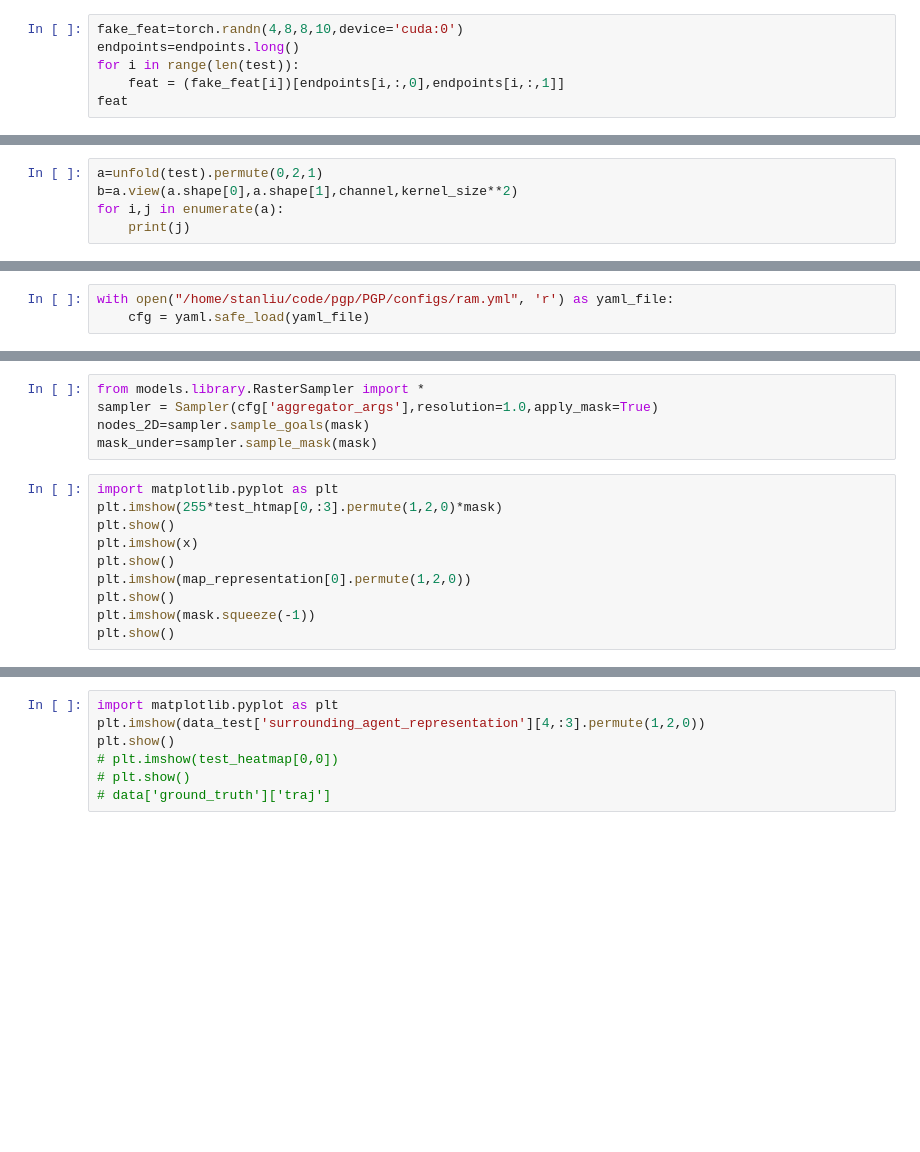
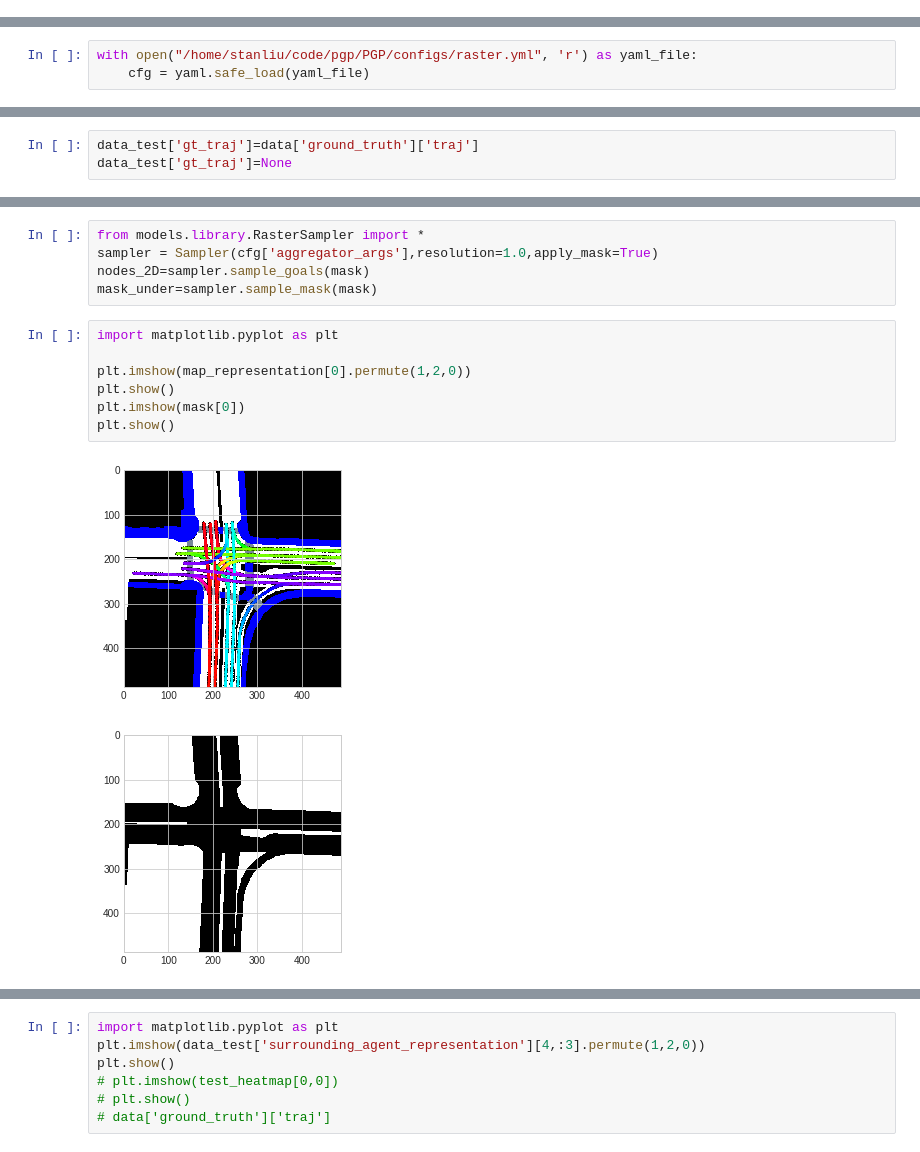
Before and after one commit to tudelft-iv-students/offline-tracking-with-object-permanence, a Jupyter notebook: test.ipynb, the cells around one changed output, grey strips where cells are left out. Saved outputs shown, nothing was run; the diff lists cells and outputs as text; blank space fills up the shorter version.

```diff
--- a/test.ipynb
+++ b/test.ipynb
@@ -76,6 +14,0 @@ tensor([[[1., 3.],
-# %%
-fake_feat=torch.randn(4,8,8,10,device='cuda:0')
-endpoints=endpoints.long()
-for i in range(len(test)):
-    feat = (fake_feat[i])[endpoints[i,:,0],endpoints[i,:,1]]
-feat
@@ -97,8 +15,3 @@ unfold = nn.Unfold(kernel_size=(kernel_size, kernel_size), dilation=1, padding=k
-# %%
-a=unfold(test).permute(0,2,1)
-b=a.view(a.shape[0],a.shape[1],channel,kernel_size**2)
-for i,j in enumerate(a):
-    print(j)
 # %%
 def get_unfolded_feature(feature,kernel,mask):
     ## Input shape B,C,H,W
@@ -146,7 +38,7 @@ diff=torch.cat([x_coord.unsqueeze(0),y_coord.unsqueeze(0)],dim=0)
 diff=diff.view(2,-1).T
 # diff
 # %%
-with open("/home/stanliu/code/pgp/PGP/configs/ram.yml", 'r') as yaml_file:
+with open("/home/stanliu/code/pgp/PGP/configs/raster.yml", 'r') as yaml_file:
     cfg = yaml.safe_load(yaml_file)
 # %%
 ds_type = cfg['dataset'] + '_' + cfg['agent_setting'] + '_' + cfg['input_representation']
@@ -189,6 +131,9 @@ for i,data in enumerate(trainer.tr_dl):
 focal=trainer.losses[0]
 ade=trainer.losses[1]
 # dri_loss=trainer.losses[1]
+# %%
+data_test['gt_traj']=data['ground_truth']['traj']
+data_test['gt_traj']=None
 # %%
 # data['ground_truth']['traj']
 map_representation = data_test['map_representation'][0]
@@ -207,12 +154,12 @@ nodes_2D=sampler.sample_goals(mask)
 mask_under=sampler.sample_mask(mask)
 # %%
 import matplotlib.pyplot as plt
-plt.imshow(255*test_htmap[0,:3].permute(1,2,0)*mask)
-plt.show()
-plt.imshow(x)
-plt.show()
+
 plt.imshow(map_representation[0].permute(1,2,0))
 plt.show()
-plt.imshow(mask.squeeze(-1))
+plt.imshow(mask[0])
 plt.show()
+# %% [output]
+[figure, added]
+[figure, added]
 # %%
```
Also changed, not shown: parts of 48 cells of this notebook, 28 other files.
